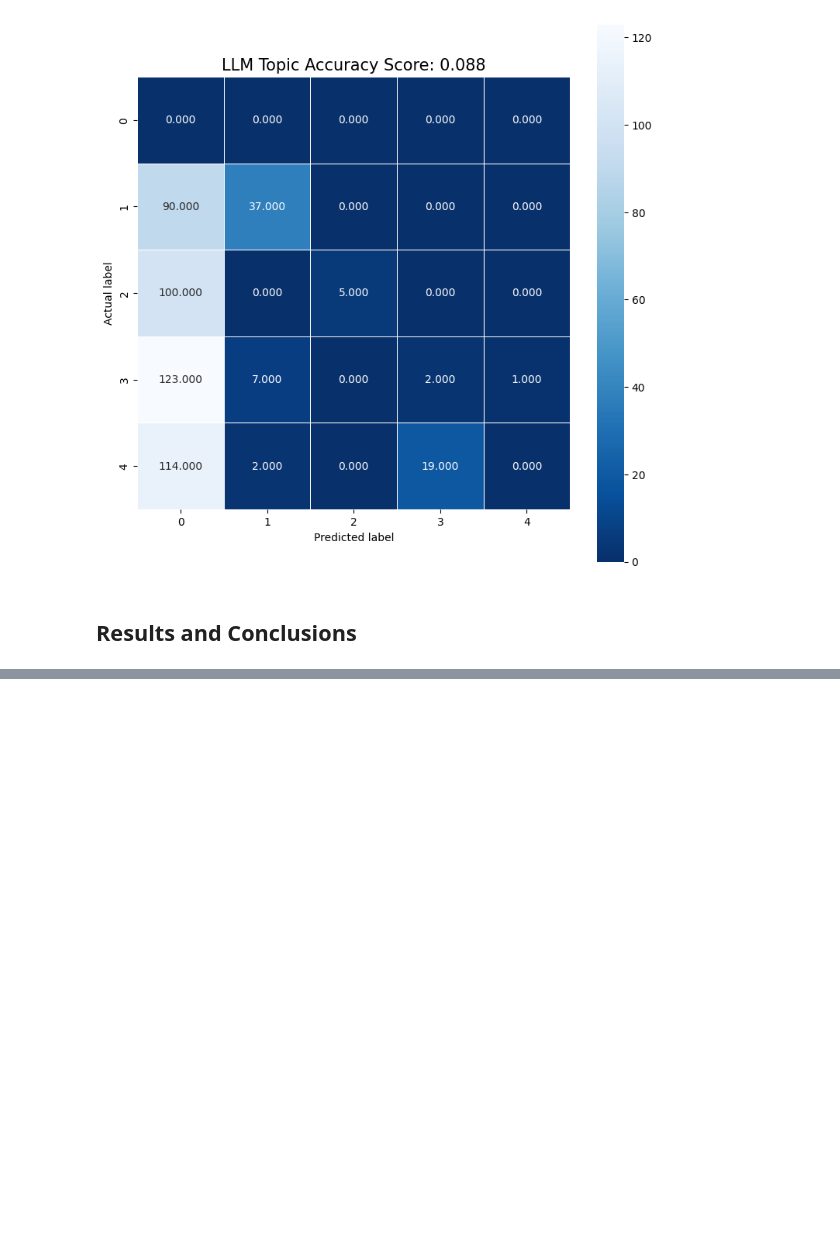
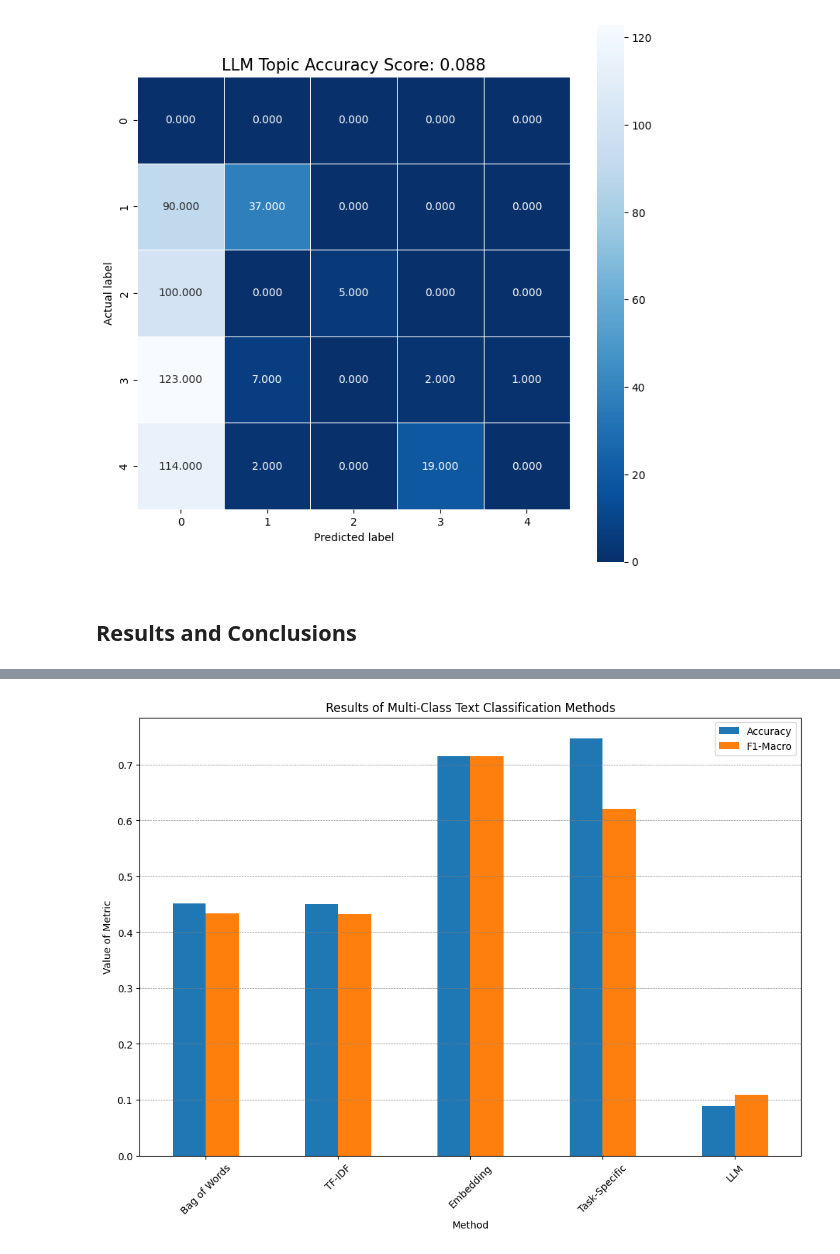
Before and after one commit to danield2255/topic-classification-methods-experiment, a Jupyter notebook: multi_class_text_classification_experiment.ipynb, the cells around one changed output, grey strips where cells are left out. Cells and saved outputs as stored; diff of their text form; code cells hidden in the pictures; blank space fills up the shorter version.

```diff
--- a/multi_class_text_classification_experiment.ipynb
+++ b/multi_class_text_classification_experiment.ipynb
@@ -360,7 +360,7 @@ y_pred_remapped = y_pred_task_specific["label"].apply(remap_label)
 # %%
 conf_matrix = confusion_matrix(y_val, y_pred_remapped)
 acc = accuracy_score(y_val, y_pred_remapped)
-micro_f1 = f1_score(y_val, y_pred_remapped, average='micro')
+macro_f1 = f1_score(y_val, y_pred_remapped, average='macro')
 plt.figure(figsize=(9,9))
 sns.heatmap(conf_matrix, annot=True, fmt=".3f", linewidths=.5, square = True, cmap = 'Blues_r')
 plt.ylabel('Actual label')
@@ -371,7 +371,7 @@ plt.title(title, size = 15)
 Text(0.5, 1.0, 'Task Specific Model Accuracy Score: 0.7472368421052632')
 [figure]
 # %%
-task_specific_results = pd.DataFrame([{"Method": "Task-Specific", "Accuracy": acc,  "F1-Micro": micro_f1}])
+task_specific_results = pd.DataFrame([{"Method": "Task-Specific", "Accuracy": acc,  "F1-Macro": macro_f1}])
 results_df = pd.concat([results_df, task_specific_results], ignore_index=True)
 # %% [markdown]
 Even with the very imperfect mapping of topics from the 40 possible topics of the model to the 4 topics of the dataset, we see an improvement over the previous models. This is a testament to the power of fine tuning a model to a specific task.
@@ -422,7 +423,7 @@ In the future we could batch requests or find a better prompt that yields more s
 # %%
 conf_matrix = confusion_matrix(sampled_articles['label'], y_pred_llm)
 acc = accuracy_score(sampled_articles['label'], y_pred_llm)
-micro_f1 = f1_score(sampled_articles['label'], y_pred_llm, average='micro')
+macro_f1 = f1_score(sampled_articles['label'], y_pred_llm, average='macro')
 plt.figure(figsize=(9,9))
 sns.heatmap(conf_matrix, annot=True, fmt=".3f", linewidths=.5, square = True, cmap = 'Blues_r')
 plt.ylabel('Actual label')
@@ -433,7 +434,7 @@ plt.title(title, size = 15)
 Text(0.5, 1.0, 'LLM Topic Accuracy Score: 0.088')
 [figure]
 # %%
-llm_results = pd.DataFrame([{"Method": "LLM", "Accuracy": acc,  "F1-Micro": micro_f1}])
+llm_results = pd.DataFrame([{"Method": "LLM", "Accuracy": acc,  "F1-Macro": macro_f1}])
 results_df = pd.concat([results_df, llm_results], ignore_index=True)
 # %% [markdown]
 ## Results and Conclusions
@@ -443,0 +464,8 @@ results_df
+# %%
+ax = results_df.plot(x='Method', y=['Accuracy', 'F1-Macro'], kind='bar', rot=45, figsize=(12, 8))
+ax.grid(axis='y', color='gray', linestyle='--', linewidth=0.5)
+plt.title('Results of Multi-Class Text Classification Methods')
+plt.ylabel('Value of Metric')
+plt.show()
+# %% [output]
+[figure, added]
```
Also changed, not shown: parts of 17 cells of this notebook, 1 other file.
